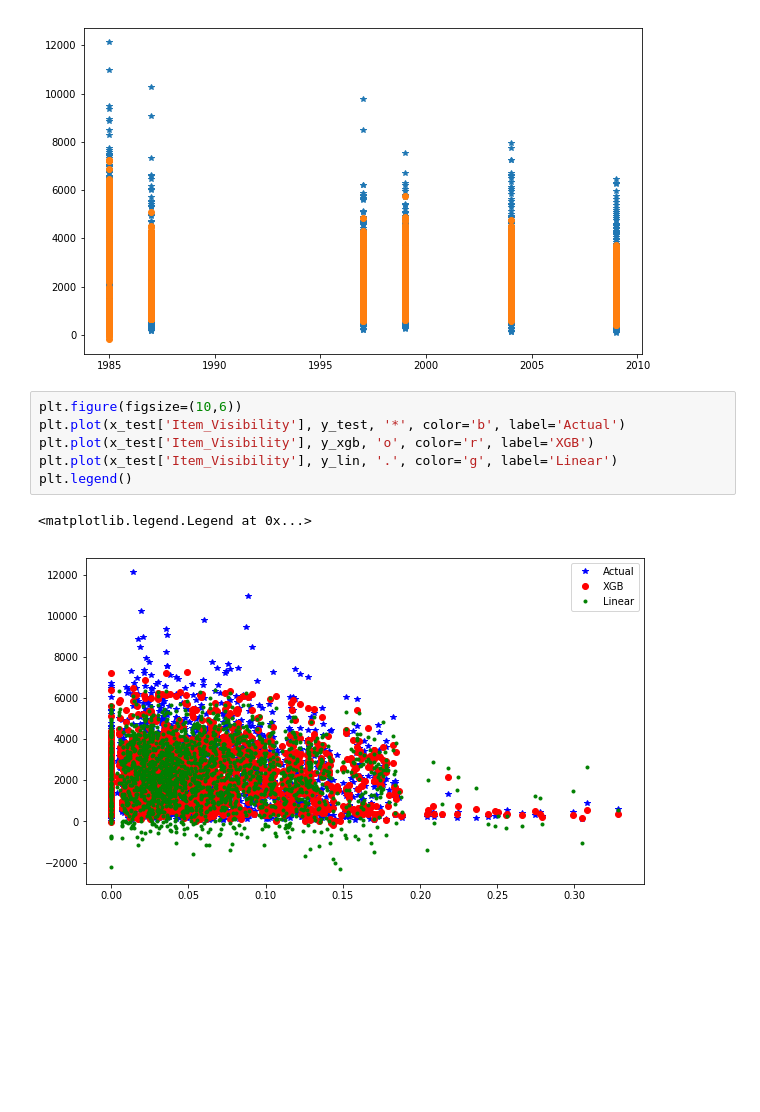
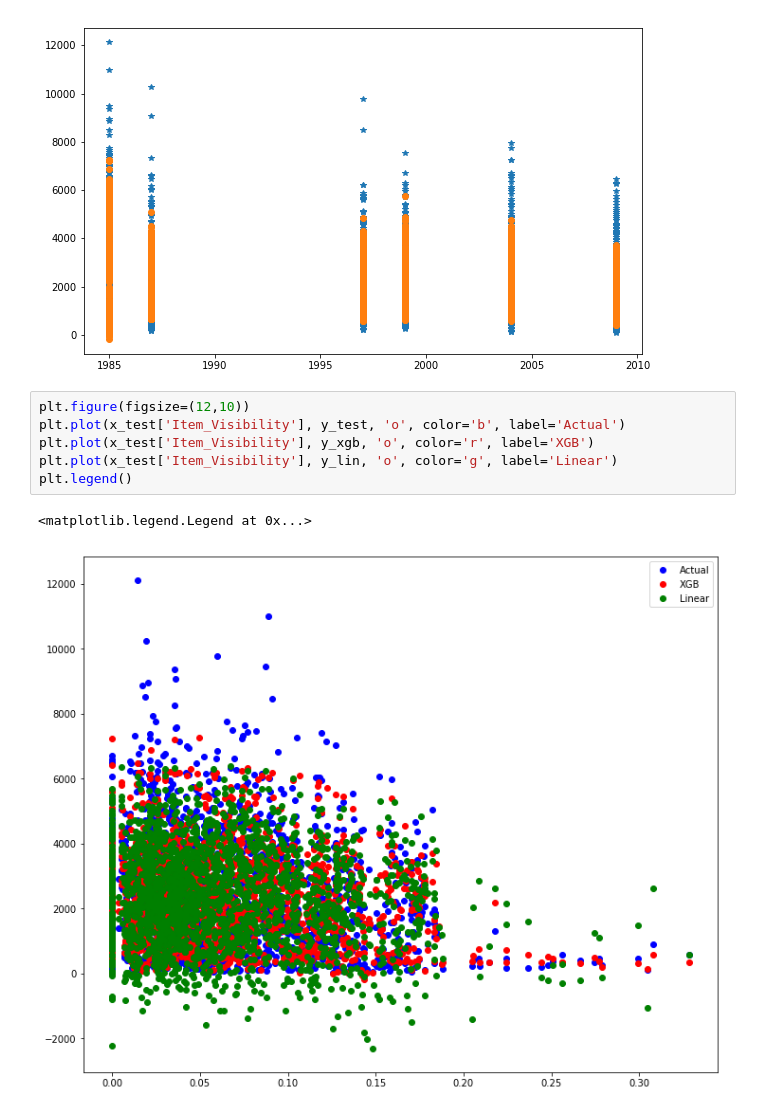
Before and after one commit to rahgoki/Big_Mart, a Jupyter notebook: Big_Mart_Pred.ipynb, the cells around one changed output. Drawn from its saved outputs; the diff is of its cells as text; blank space fills up the shorter version.

```diff
--- a/Big_Mart_Pred.ipynb
+++ b/Big_Mart_Pred.ipynb
@@ -234,11 +234,11 @@ plt.plot(x_test['Outlet_Establishment_Year'], y_test, '*',
  <matplotlib.lines.Line2D at 0x...>]
 [figure]
 # %%
-plt.figure(figsize=(10,6))
-plt.plot(x_test['Item_Visibility'], y_test, '*', color='b', label='Actual')
+plt.figure(figsize=(12,10))
+plt.plot(x_test['Item_Visibility'], y_test, 'o', color='b', label='Actual')
 plt.plot(x_test['Item_Visibility'], y_xgb, 'o', color='r', label='XGB')
-plt.plot(x_test['Item_Visibility'], y_lin, '.', color='g', label='Linear')
+plt.plot(x_test['Item_Visibility'], y_lin, 'o', color='g', label='Linear')
 plt.legend()
 # %% [output]
 <matplotlib.legend.Legend at 0x...>
-[figure, old version]
+[figure, new version]
```
Also changed, not shown: parts of 1 cell of this notebook, 1 other file.
